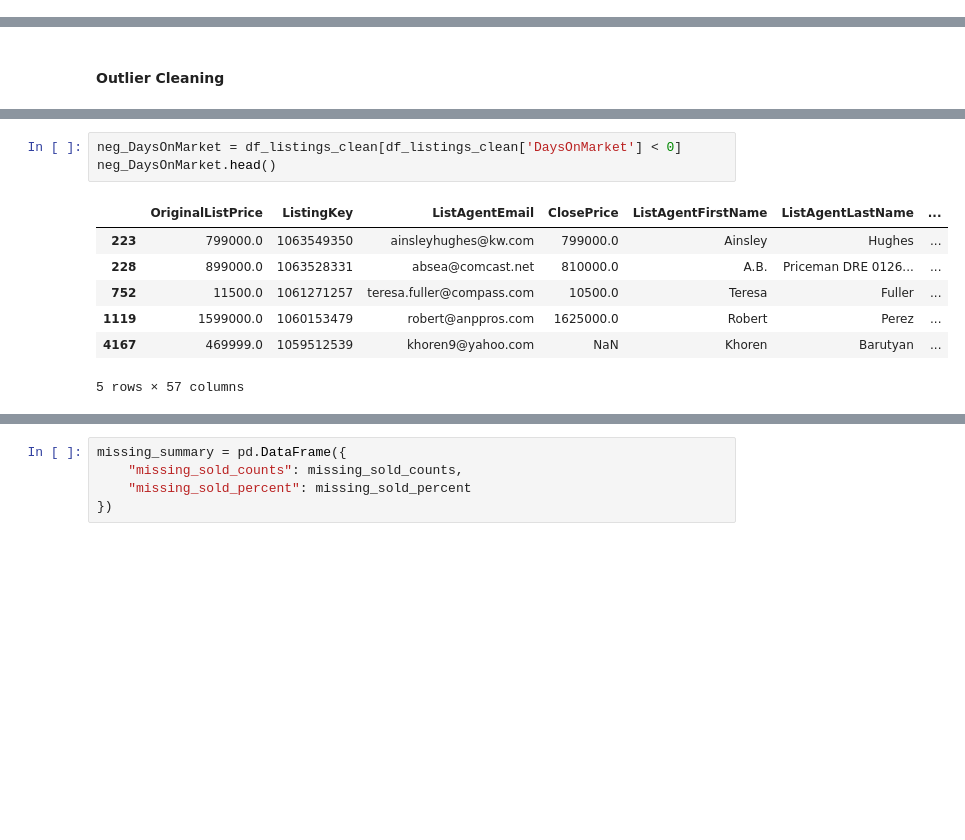
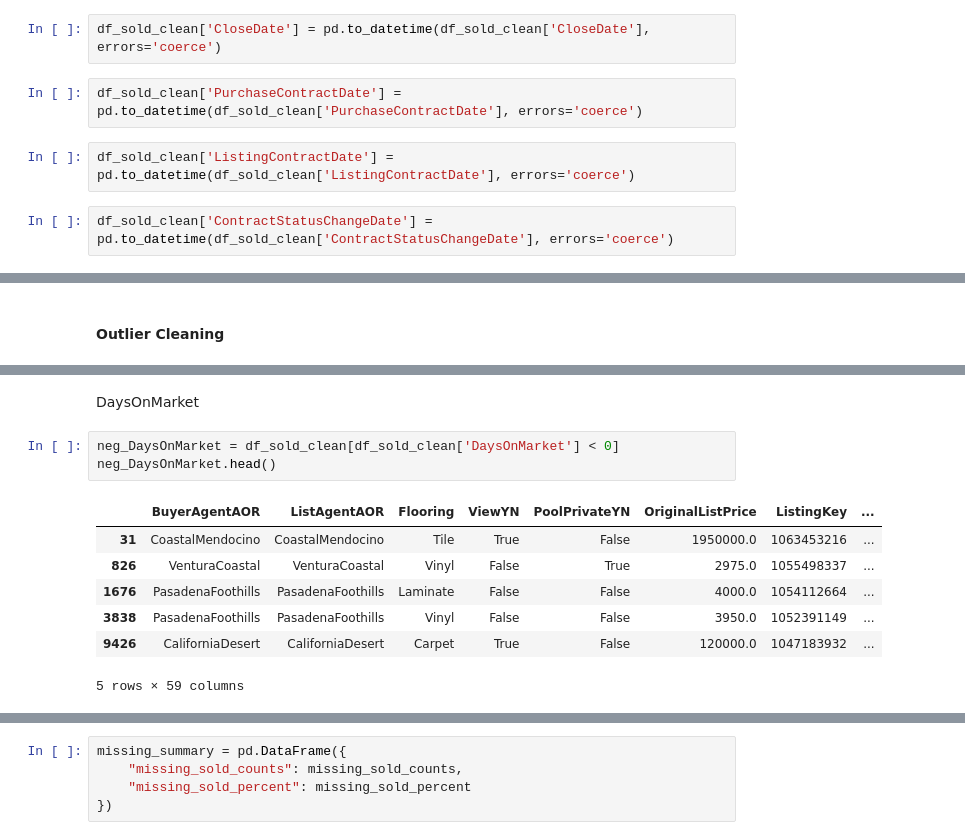
Before and after one commit to mayabernstein/idx-exchange, a Jupyter notebook: data_exploration/03.2_data_cleaning_sold.ipynb, the cells around one changed output, grey strips where cells are left out. Cells and saved outputs as stored; diff of their text form; blank space fills up the shorter version.

Commit message:
Data Cleaning - completed

```diff
--- a/data_exploration/03.2_data_cleaning_sold.ipynb
+++ b/data_exploration/03.2_data_cleaning_sold.ipynb
@@ -996,0 +472,8 @@ dtype: int64
+# %%
+df_sold_clean['CloseDate'] = pd.to_datetime(df_sold_clean['CloseDate'], errors='coerce')
+# %%
+df_sold_clean['PurchaseContractDate'] = pd.to_datetime(df_sold_clean['PurchaseContractDate'], errors='coerce')
+# %%
+df_sold_clean['ListingContractDate'] = pd.to_datetime(df_sold_clean['ListingContractDate'], errors='coerce')
+# %%
+df_sold_clean['ContractStatusChangeDate'] = pd.to_datetime(df_sold_clean['ContractStatusChangeDate'], errors='coerce')
@@ -1032,14 +577,16 @@ dtype: int64
+# %% [markdown]
+DaysOnMarket
 # %%
-neg_DaysOnMarket = df_listings_clean[df_listings_clean['DaysOnMarket'] < 0]
+neg_DaysOnMarket = df_sold_clean[df_sold_clean['DaysOnMarket'] < 0]
 neg_DaysOnMarket.head()
 # %% [output]
-|  | OriginalListPrice | ListingKey | ListAgentEmail | ClosePrice | ListAgentFirstName | ListAgentLastName | ... |
-| 223 | 799000.0 | 1063549350 | ainsleyhughes@kw.com | 799000.0 | Ainsley | Hughes | ... |
-| 228 | 899000.0 | 1063528331 | absea@comcast.net | 810000.0 | A.B. | Priceman DRE 0126... | ... |
-| 752 | 11500.0 | 1061271257 | teresa.fuller@compass.com | 10500.0 | Teresa | Fuller | ... |
-| 1119 | 1599000.0 | 1060153479 | robert@anppros.com | 1625000.0 | Robert | Perez | ... |
-| 4167 | 469999.0 | 1059512539 | khoren9@yahoo.com | NaN | Khoren | Barutyan | ... |
+|  | BuyerAgentAOR | ListAgentAOR | Flooring | ViewYN | PoolPrivateYN | OriginalListPrice | ListingKey | ... |
+| 31 | CoastalMendocino | CoastalMendocino | Tile | True | False | 1950000.0 | 1063453216 | ... |
+| 826 | VenturaCoastal | VenturaCoastal | Vinyl | False | True | 2975.0 | 1055498337 | ... |
+| 1676 | PasadenaFoothills | PasadenaFoothills | Laminate | False | False | 4000.0 | 1054112664 | ... |
+| 3838 | PasadenaFoothills | PasadenaFoothills | Vinyl | False | False | 3950.0 | 1052391149 | ... |
+| 9426 | CaliforniaDesert | CaliforniaDesert | Carpet | True | False | 120000.0 | 1047183932 | ... |
-5 rows × 57 columns
+5 rows × 59 columns
 # %%
 rows_DaysOnMarket = neg_DaysOnMarket['DaysOnMarket']
 rows_DaysOnMarket.head()
```
Also changed, not shown: parts of 255 cells of this notebook, 3 other files.
